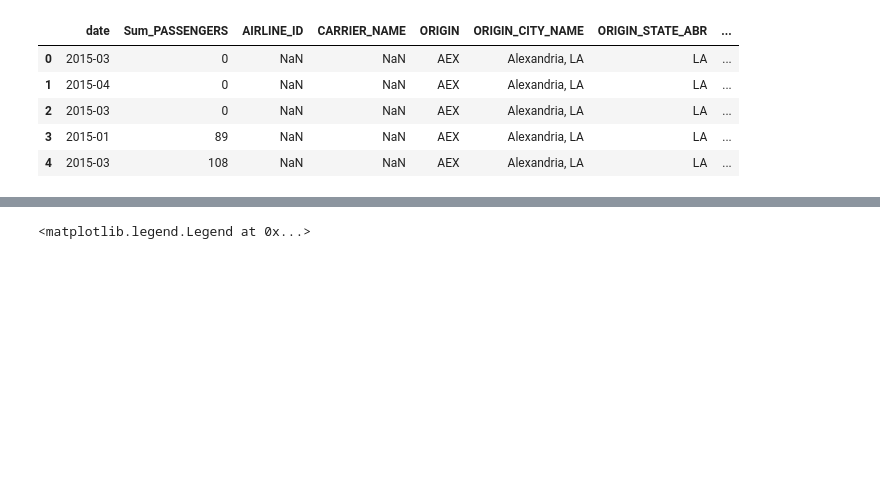
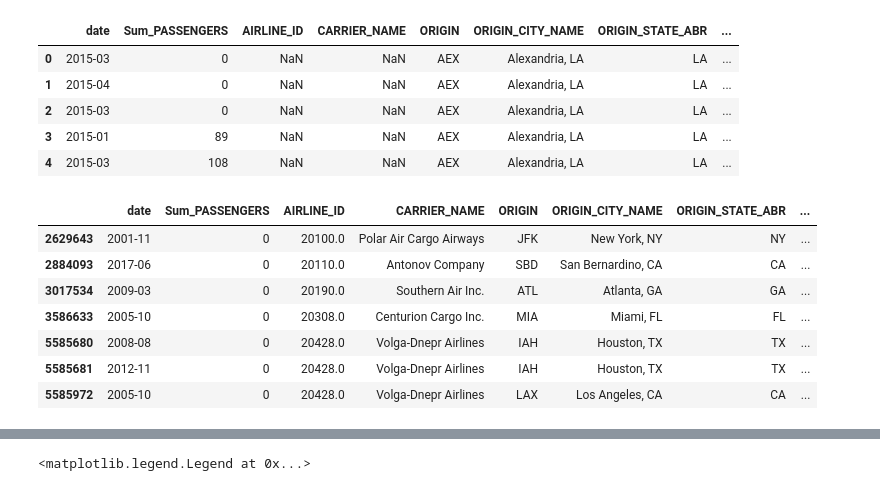
Before and after one commit to aaaamael/time_series_air_passengers, a Jupyter notebook: data.ipynb, the cells around one changed output, grey strips where cells are left out. Saved outputs shown, nothing was run; the diff lists cells and outputs as text; code cells hidden in the pictures; blank space fills up the shorter version.

```diff
--- a/data.ipynb
+++ b/data.ipynb
@@ -12,5 +12,16 @@ df.head()
 | 2 | 2015-03 | 0 | NaN | NaN | AEX | Alexandria, LA | LA | ... |
 | 3 | 2015-01 | 89 | NaN | NaN | AEX | Alexandria, LA | LA | ... |
 | 4 | 2015-03 | 108 | NaN | NaN | AEX | Alexandria, LA | LA | ... |
+# %%
+df[df["DEST_COUNTRY"]=="GA"]
+# %% [output]
+|  | date | Sum_PASSENGERS | AIRLINE_ID | CARRIER_NAME | ORIGIN | ORIGIN_CITY_NAME | ORIGIN_STATE_ABR | ... |
+| 2629643 | 2001-11 | 0 | 20100.0 | Polar Air Cargo Airways | JFK | New York, NY | NY | ... |
+| 2884093 | 2017-06 | 0 | 20110.0 | Antonov Company | SBD | San Bernardino, CA | CA | ... |
+| 3017534 | 2009-03 | 0 | 20190.0 | Southern Air Inc. | ATL | Atlanta, GA | GA | ... |
+| 3586633 | 2005-10 | 0 | 20308.0 | Centurion Cargo Inc. | MIA | Miami, FL | FL | ... |
+| 5585680 | 2008-08 | 0 | 20428.0 | Volga-Dnepr Airlines | IAH | Houston, TX | TX | ... |
+| 5585681 | 2012-11 | 0 | 20428.0 | Volga-Dnepr Airlines | IAH | Houston, TX | TX | ... |
+| 5585972 | 2005-10 | 0 | 20428.0 | Volga-Dnepr Airlines | LAX | Los Angeles, CA | CA | ... |
 # %%
 # Nombre de passagers allant dans un pays chaque mois
```
Also changed, not shown: parts of 4 cells of this notebook.
